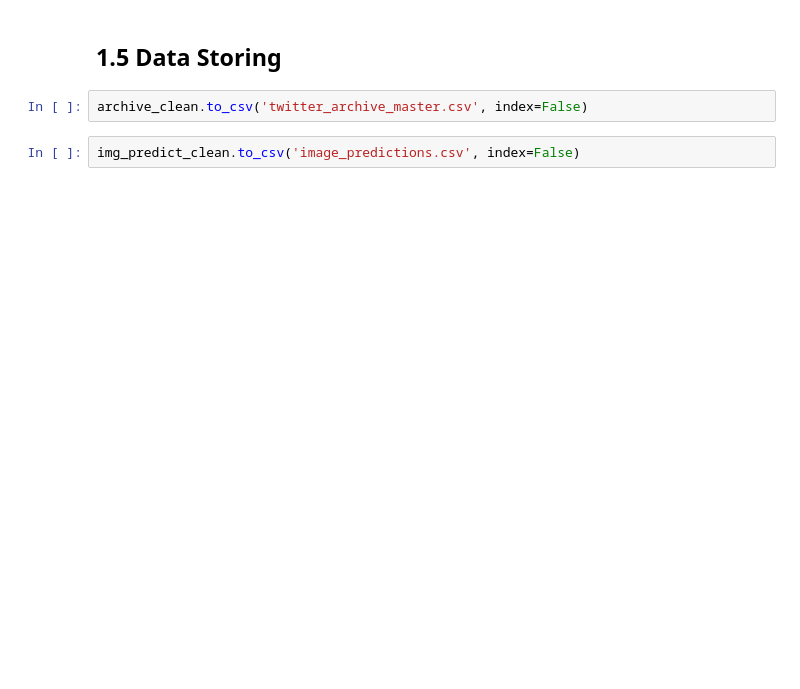
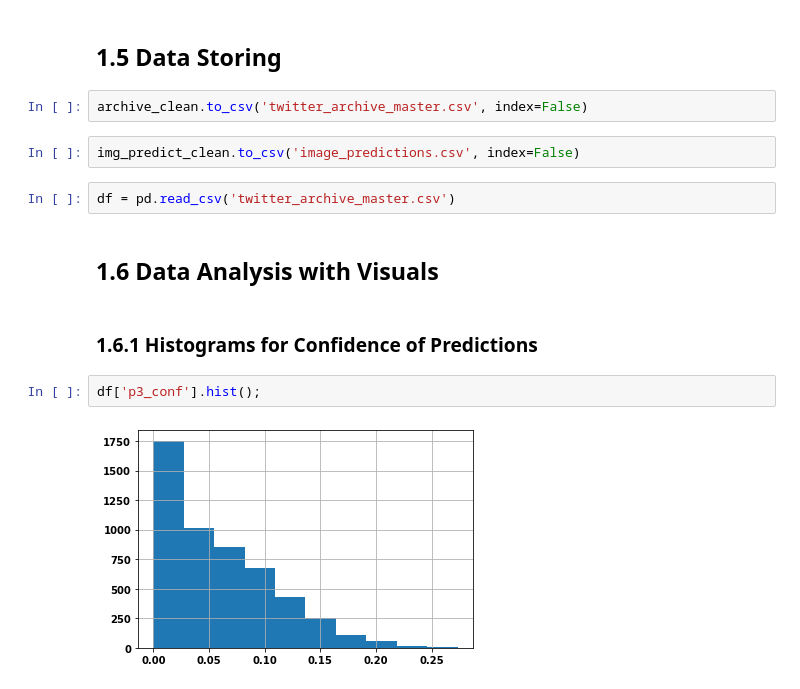
Before and after one commit to salma77/WeRateDogs-project, a Jupyter notebook: wrangle_act.ipynb, the cells around one changed output. Cells and saved outputs as stored; diff of their text form; blank space fills up the shorter version.

```diff
--- a/wrangle_act.ipynb
+++ b/wrangle_act.ipynb
@@ -898,3 +920,13 @@ Index(['tweet_id', 'in_reply_to_status_id', 'in_reply_to_user_id', 'source',
 archive_clean.to_csv('twitter_archive_master.csv', index=False)
 # %%
 img_predict_clean.to_csv('image_predictions.csv', index=False)
+# %%
+df = pd.read_csv('twitter_archive_master.csv')
+# %% [markdown]
+## 1.6 Data Analysis with Visuals
+# %% [markdown]
+### 1.6.1 Histograms for Confidence of Predictions
+# %%
+df['p3_conf'].hist();
+# %% [output]
+[figure, added]
```
Also changed, not shown: parts of 28 cells of this notebook, 3 other files.
